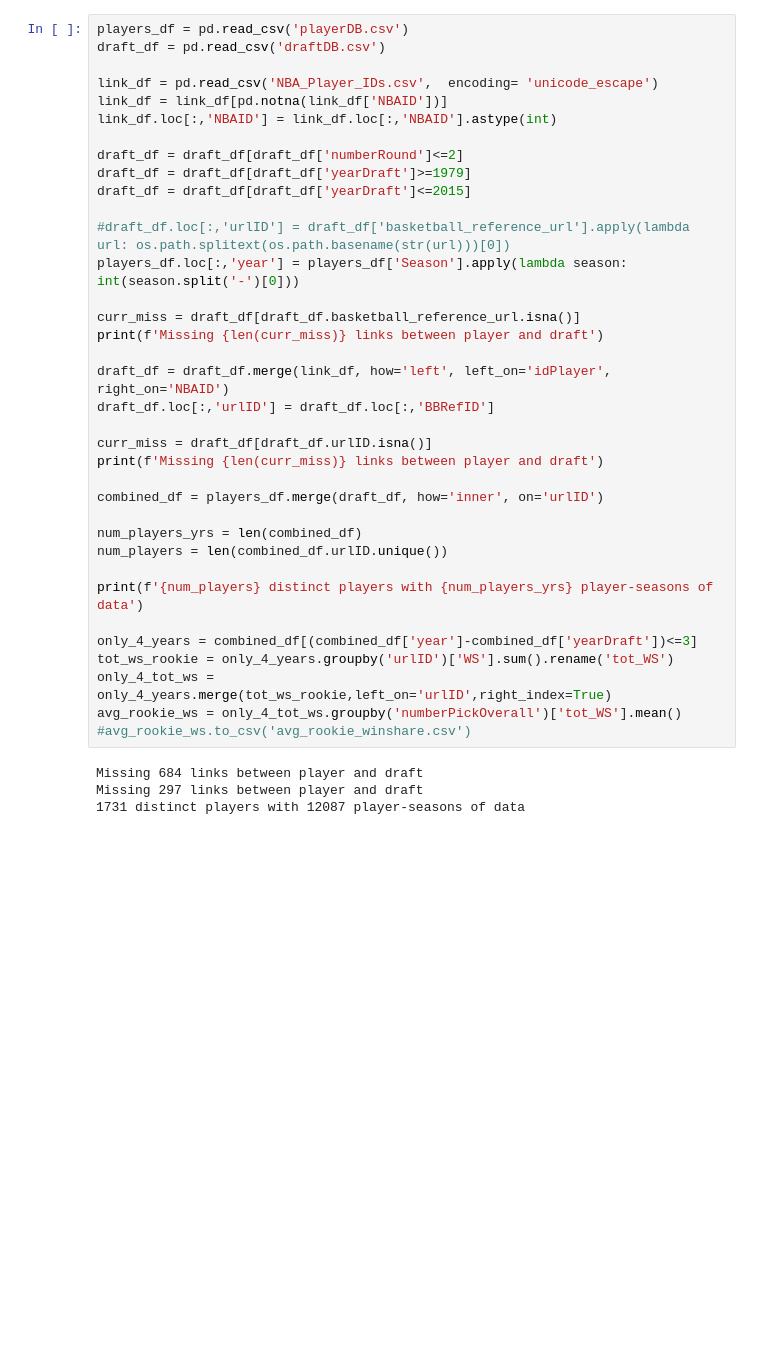
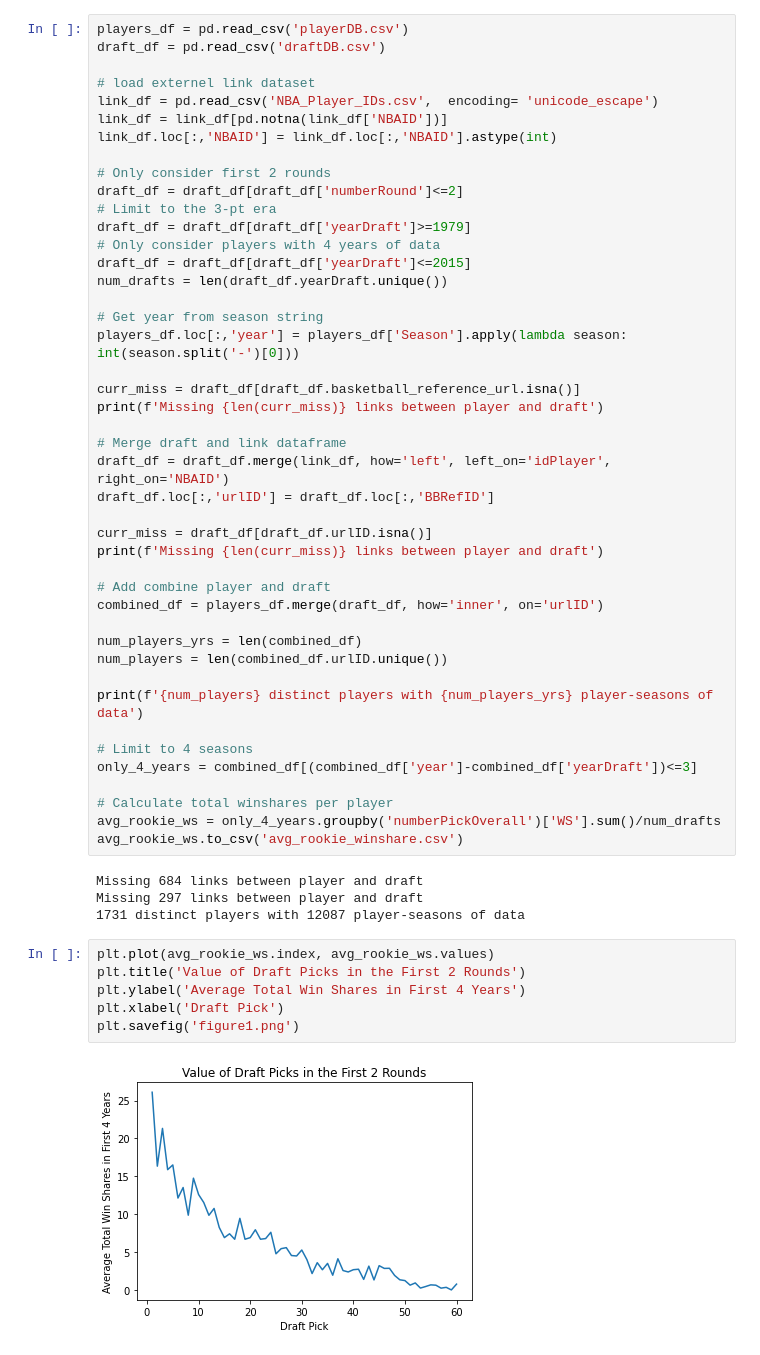
Before and after one commit to kheuton/draft_lab, a Jupyter notebook: Draft Lab.ipynb, the cells around one changed output. Saved outputs shown, nothing was run; the diff lists cells and outputs as text; blank space fills up the shorter version.

```diff
--- a/Draft Lab.ipynb
+++ b/Draft Lab.ipynb
@@ -40,26 +16,33 @@ draft_df.head()
 players_df = pd.read_csv('playerDB.csv')
 draft_df = pd.read_csv('draftDB.csv')
 
+# load externel link dataset
 link_df = pd.read_csv('NBA_Player_IDs.csv',  encoding= 'unicode_escape')
 link_df = link_df[pd.notna(link_df['NBAID'])]
 link_df.loc[:,'NBAID'] = link_df.loc[:,'NBAID'].astype(int)
 
+# Only consider first 2 rounds
 draft_df = draft_df[draft_df['numberRound']<=2]
+# Limit to the 3-pt era
 draft_df = draft_df[draft_df['yearDraft']>=1979]
+# Only consider players with 4 years of data
 draft_df = draft_df[draft_df['yearDraft']<=2015]
+num_drafts = len(draft_df.yearDraft.unique())
 
-#draft_df.loc[:,'urlID'] = draft_df['basketball_reference_url'].apply(lambda url: os.path.splitext(os.path.basename(str(url)))[0])
+# Get year from season string
 players_df.loc[:,'year'] = players_df['Season'].apply(lambda season: int(season.split('-')[0]))
 
 curr_miss = draft_df[draft_df.basketball_reference_url.isna()]
 print(f'Missing {len(curr_miss)} links between player and draft')
 
+# Merge draft and link dataframe
 draft_df = draft_df.merge(link_df, how='left', left_on='idPlayer', right_on='NBAID')
 draft_df.loc[:,'urlID'] = draft_df.loc[:,'BBRefID']
 
 curr_miss = draft_df[draft_df.urlID.isna()]
 print(f'Missing {len(curr_miss)} links between player and draft')
 
+# Add combine player and draft
 combined_df = players_df.merge(draft_df, how='inner', on='urlID')
 
 num_players_yrs = len(combined_df)
@@ -67,12 +50,21 @@ num_players = len(combined_df.urlID.unique())
 
 print(f'{num_players} distinct players with {num_players_yrs} player-seasons of data')
 
+# Limit to 4 seasons
 only_4_years = combined_df[(combined_df['year']-combined_df['yearDraft'])<=3]
-tot_ws_rookie = only_4_years.groupby('urlID')['WS'].sum().rename('tot_WS')
-only_4_tot_ws = only_4_years.merge(tot_ws_rookie,left_on='urlID',right_index=True)
-avg_rookie_ws = only_4_tot_ws.groupby('numberPickOverall')['tot_WS'].mean()
-#avg_rookie_ws.to_csv('avg_rookie_winshare.csv')
+
+# Calculate total winshares per player
+avg_rookie_ws = only_4_years.groupby('numberPickOverall')['WS'].sum()/num_drafts
+avg_rookie_ws.to_csv('avg_rookie_winshare.csv')
 # %% [output]
 Missing 684 links between player and draft
 Missing 297 links between player and draft
 1731 distinct players with 12087 player-seasons of data
+# %%
+plt.plot(avg_rookie_ws.index, avg_rookie_ws.values)
+plt.title('Value of Draft Picks in the First 2 Rounds')
+plt.ylabel('Average Total Win Shares in First 4 Years')
+plt.xlabel('Draft Pick')
+plt.savefig('figure1.png')
+# %% [output]
+[figure, added]
```
Also changed, not shown: parts of 21 cells of this notebook, 7 other files.
